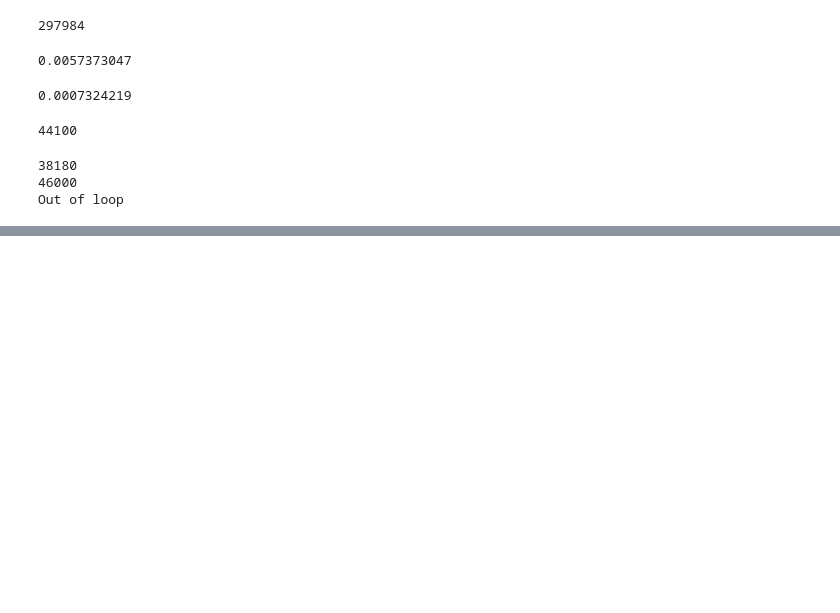
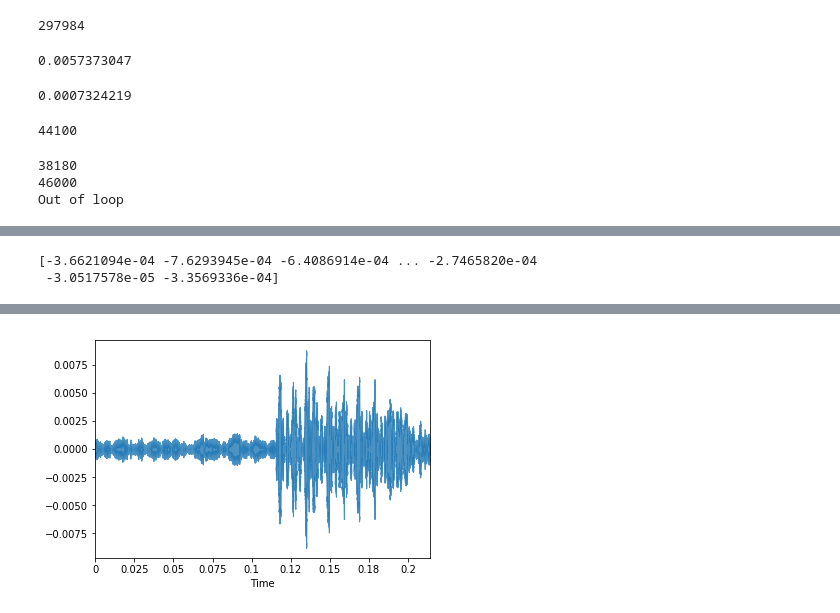
Before and after one commit to erickfecruz/ProjetoDataMining, a Jupyter notebook: Projeto.ipynb, the cells around one changed output, grey strips where cells are left out. Drawn from its saved outputs; the diff is of its cells as text; code cells hidden in the pictures; blank space fills up the shorter version.

```diff
--- a/Projeto.ipynb
+++ b/Projeto.ipynb
@@ -87,0 +181,7 @@ ipd.Audio(data[38180:46000], rate=fs)
+# %%
+print(chars_values[2])
+librosa.display.waveplot(chars_values[2], fs, alpha=0.8)
+ipd.Audio(chars_values[2], rate=fs)
+# %% [output]
+[-3.6621094e-04 -7.6293945e-04 -6.4086914e-04 ... -2.7465820e-04
+ -3.0517578e-05 -3.3569336e-04]
@@ -87,0 +189 @@ ipd.Audio(data[38180:46000], rate=fs)
+[figure, added]
```
Also changed, not shown: parts of 10 cells of this notebook.
